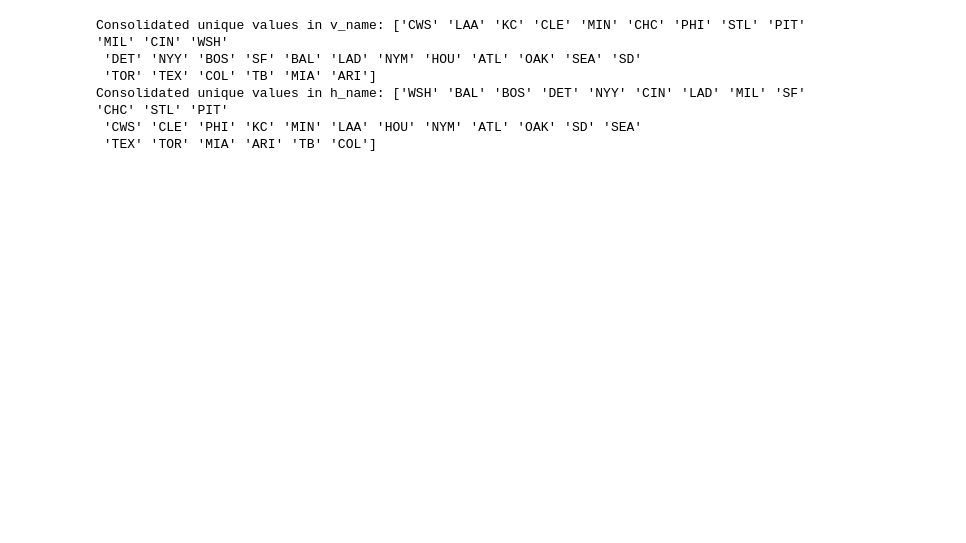
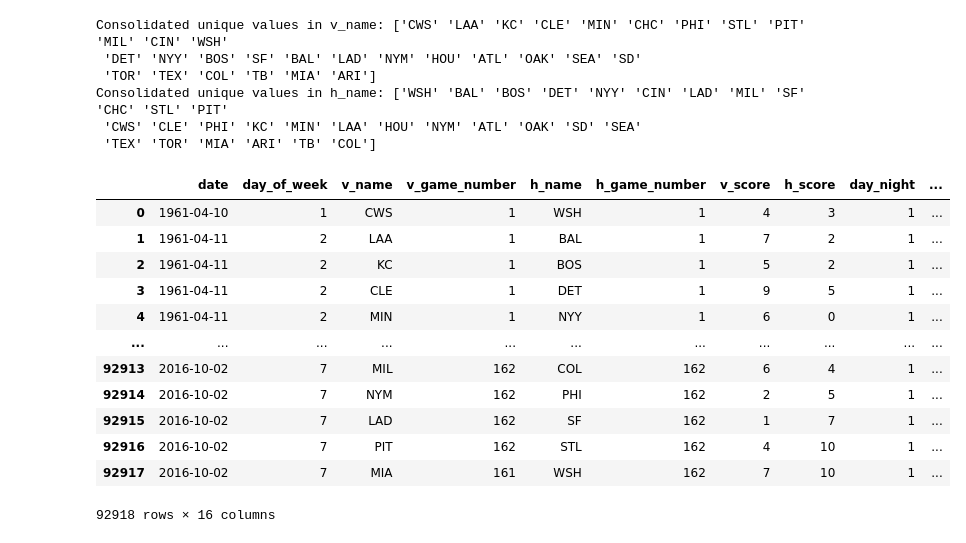
Before and after one commit to kmaran3/MGT6203, a Jupyter notebook: project.ipynb, the cells around one changed output. Drawn from its saved outputs; the diff is of its cells as text; code cells hidden in the pictures; blank space fills up the shorter version.

```diff
--- a/project.ipynb
+++ b/project.ipynb
@@ -68,13 +68,8 @@ def create_lag_features(df, team_col, result_col, score_diff_col):
     return last_game_outcome, last_game_score_diff
 
 # Create lag features for the home team
-mlb_data['h_last_game_outcome'], mlb_data['h_last_game_score_diff'] = create_lag_features(
+mlb_data['h_last_game_outcome'], mlb_data['last_game_score_diff'] = create_lag_features(
     mlb_data, 'h_name', 'home_win', 'score_diff'
-)
-
-# Create lag features for the visiting team
-mlb_data['v_last_game_outcome'], mlb_data['v_last_game_score_diff'] = create_lag_features(
-    mlb_data, 'v_name', 'home_win', 'score_diff'
 )
 
 import pandas as pd
@@ -104,30 +99,59 @@ visiting_data = mlb_data[['date', 'v_name', 'home_win']].rename(
 )
 
 # Adjust the outcome for visiting teams (invert the home win outcome)
 visiting_data['win'] = ~visiting_data['win']
 
 # Combine the data for streak calculations
 team_data = pd.concat([home_data, visiting_data])
 
 # Calculate streaks for each team
 team_data = team_data.groupby('team').apply(
     lambda x: calculate_streaks(x, 'game_date', 'team', 'win')
 ).reset_index(drop=True)
 
 # Merge the streak information back into the original dataset
 # Match by team and game date to ensure correct alignment
 mlb_data = mlb_data.merge(
     team_data[['game_date', 'team', 'streak']],
     how='left',
     left_on=['date', 'h_name'],
     right_on=['game_date', 'team']
 ).rename(columns={'streak': 'h_streak'}).drop(['game_date', 'team'], axis=1)
 
 mlb_data = mlb_data.merge(
     team_data[['game_date', 'team', 'streak']],
     how='left',
     left_on=['date', 'v_name'],
     right_on=['game_date', 'team']
 ).rename(columns={'streak': 'v_streak'}).drop(['game_date', 'team'], axis=1)
 
 mlb_data.to_csv("/Users/kmaran3/Dropbox/MGT6203/TEMP/mlb_cleaned_data.csv")
+
+day_mapping = {'Mon': 1, 'Tue': 2, 'Wed': 3, 'Thu': 4, 'Fri': 5, 'Sat': 6, 'Sun': 7}
+mlb_data['day_of_week'] = mlb_data['day_of_week'].map(day_mapping)
+
+# day_night: Map D -> 1, N -> 0
+day_night_mapping = {'D': 1, 'N': 0}
+mlb_data['day_night'] = mlb_data['day_night'].map(day_night_mapping)
+
+# home_win: Convert to binary 1 (True) and 0 (False)
+mlb_data['home_win'] = mlb_data['home_win'].astype(int)
+
+# h_last_game_outcome: Map True -> 1, False -> 0, and handle NaN
+mlb_data['h_last_game_outcome'] = mlb_data['h_last_game_outcome'].map({True: 1, False: 0})
+
+mlb_data
+# %% [output]
+|  | date | day_of_week | v_name | v_game_number | h_name | h_game_number | v_score | h_score | day_night | ... |
+| 0 | 1961-04-10 | 1 | CWS | 1 | WSH | 1 | 4 | 3 | 1 | ... |
+| 1 | 1961-04-11 | 2 | LAA | 1 | BAL | 1 | 7 | 2 | 1 | ... |
+| 2 | 1961-04-11 | 2 | KC | 1 | BOS | 1 | 5 | 2 | 1 | ... |
+| 3 | 1961-04-11 | 2 | CLE | 1 | DET | 1 | 9 | 5 | 1 | ... |
+| 4 | 1961-04-11 | 2 | MIN | 1 | NYY | 1 | 6 | 0 | 1 | ... |
+| ... | ... | ... | ... | ... | ... | ... | ... | ... | ... | ... |
+| 92913 | 2016-10-02 | 7 | MIL | 162 | COL | 162 | 6 | 4 | 1 | ... |
+| 92914 | 2016-10-02 | 7 | NYM | 162 | PHI | 162 | 2 | 5 | 1 | ... |
+| 92915 | 2016-10-02 | 7 | LAD | 162 | SF | 162 | 1 | 7 | 1 | ... |
+| 92916 | 2016-10-02 | 7 | PIT | 162 | STL | 162 | 4 | 10 | 1 | ... |
+| 92917 | 2016-10-02 | 7 | MIA | 161 | WSH | 162 | 7 | 10 | 1 | ... |
+92918 rows × 16 columns
```
Also changed, not shown: parts of 6 cells of this notebook.
